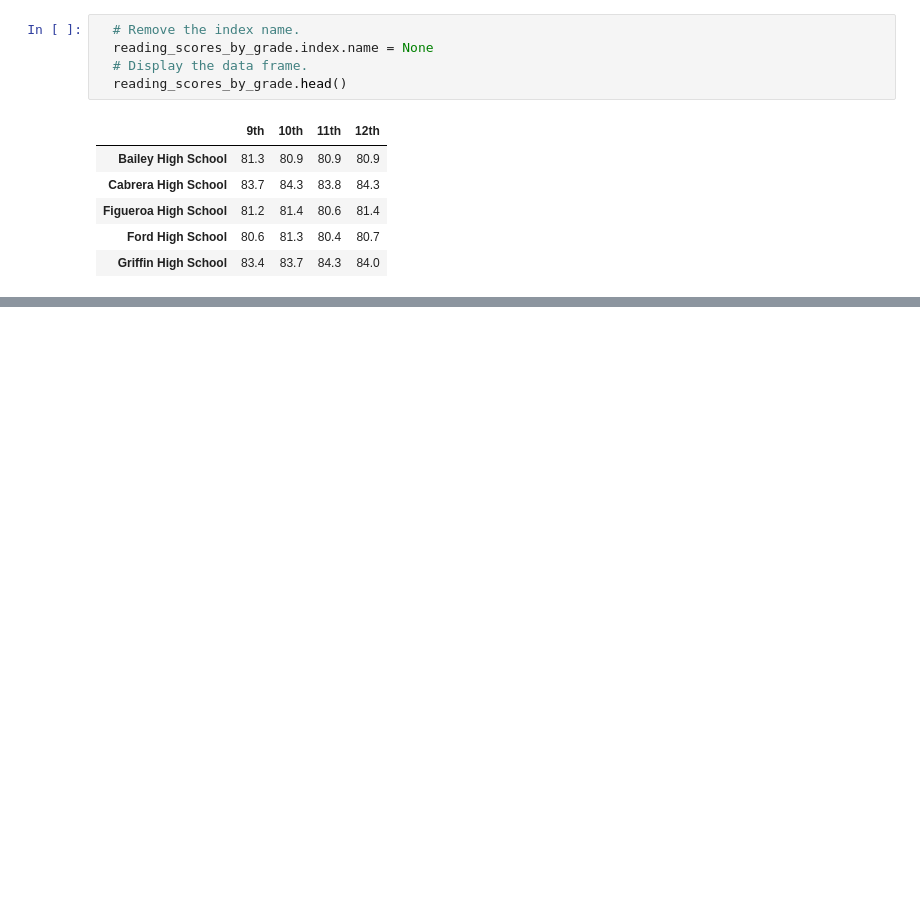
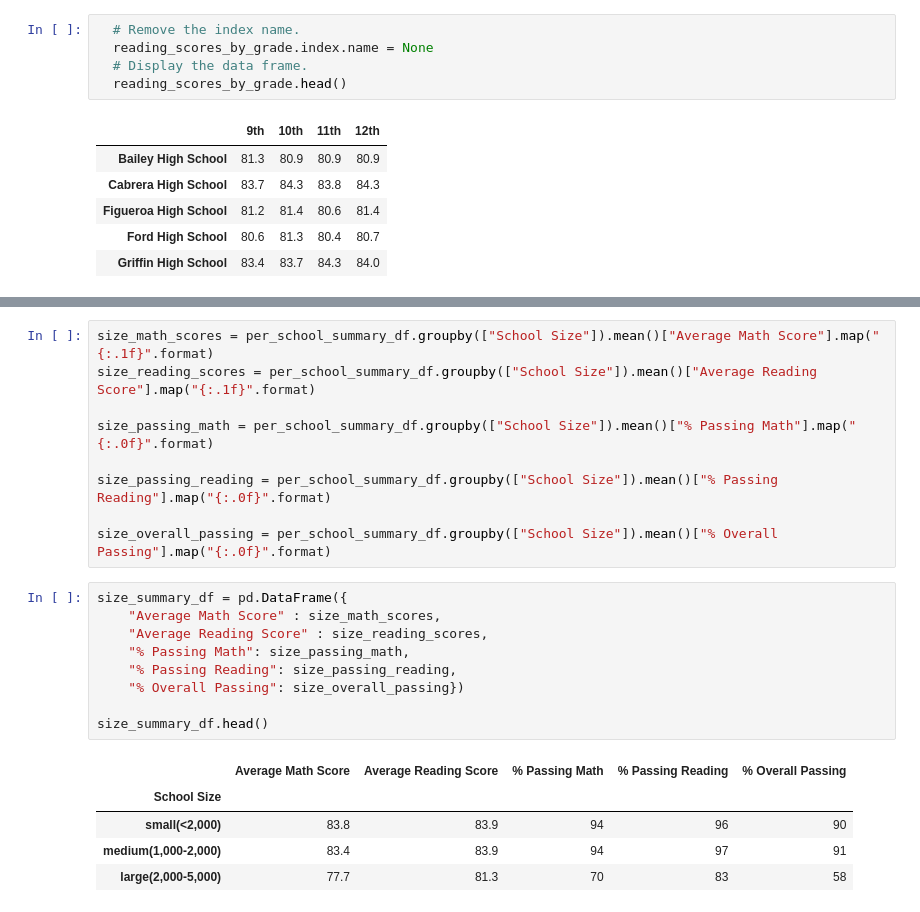
Before and after one commit to whwilson53/review_module4, a Jupyter notebook: PyCitySchools.ipynb, the cells around one changed output, grey strips where cells are left out. Saved outputs shown, nothing was run; the diff lists cells and outputs as text; blank space fills up the shorter version.

```diff
--- a/PyCitySchools.ipynb
+++ b/PyCitySchools.ipynb
@@ -745,0 +875,24 @@ reading_scores_by_grade["12th"] = reading_scores_by_grade["12th"].map("{:.1f}".f
+# %%
+size_math_scores = per_school_summary_df.groupby(["School Size"]).mean()["Average Math Score"].map("{:.1f}".format)
+size_reading_scores = per_school_summary_df.groupby(["School Size"]).mean()["Average Reading Score"].map("{:.1f}".format)
+
+size_passing_math = per_school_summary_df.groupby(["School Size"]).mean()["% Passing Math"].map("{:.0f}".format)
+
+size_passing_reading = per_school_summary_df.groupby(["School Size"]).mean()["% Passing Reading"].map("{:.0f}".format)
+
+size_overall_passing = per_school_summary_df.groupby(["School Size"]).mean()["% Overall Passing"].map("{:.0f}".format)
+# %%
+size_summary_df = pd.DataFrame({
+    "Average Math Score" : size_math_scores,
+    "Average Reading Score" : size_reading_scores,
+    "% Passing Math": size_passing_math,
+    "% Passing Reading": size_passing_reading,
+    "% Overall Passing": size_overall_passing})
+
+size_summary_df.head()
+# %% [output]
+|  | Average Math Score | Average Reading Score | % Passing Math | % Passing Reading | % Overall Passing |
+| School Size |  |  |  |  |  |
+| small(<2,000) | 83.8 | 83.9 | 94 | 96 | 90 |
+| medium(1,000-2,000) | 83.4 | 83.9 | 94 | 97 | 91 |
+| large(2,000-5,000) | 77.7 | 81.3 | 70 | 83 | 58 |
```
Also changed, not shown: parts of 11 cells of this notebook.
